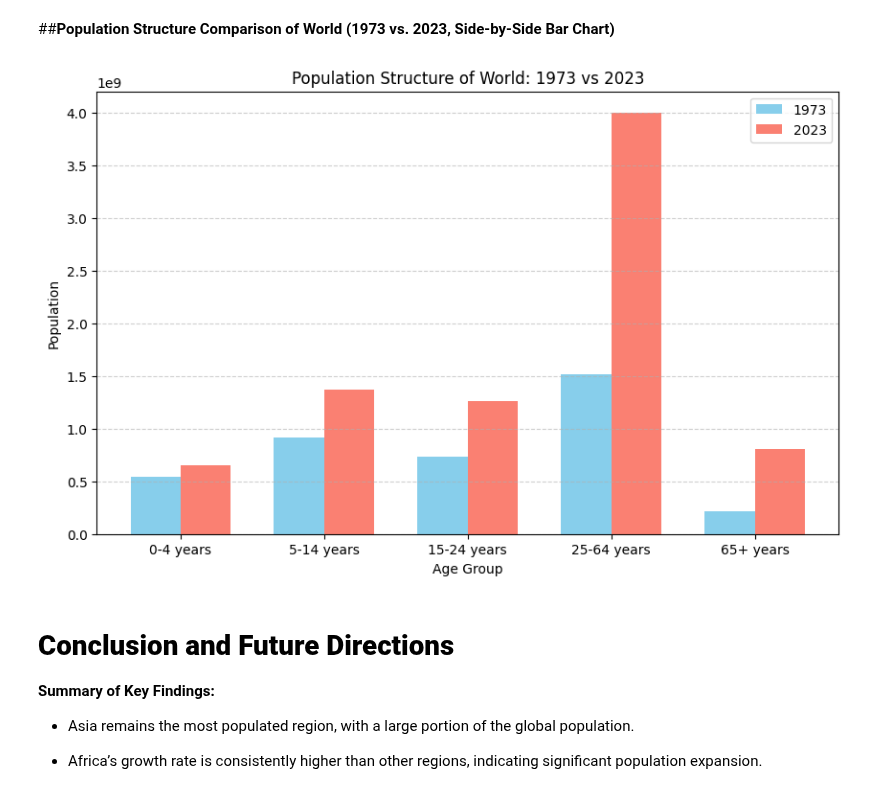
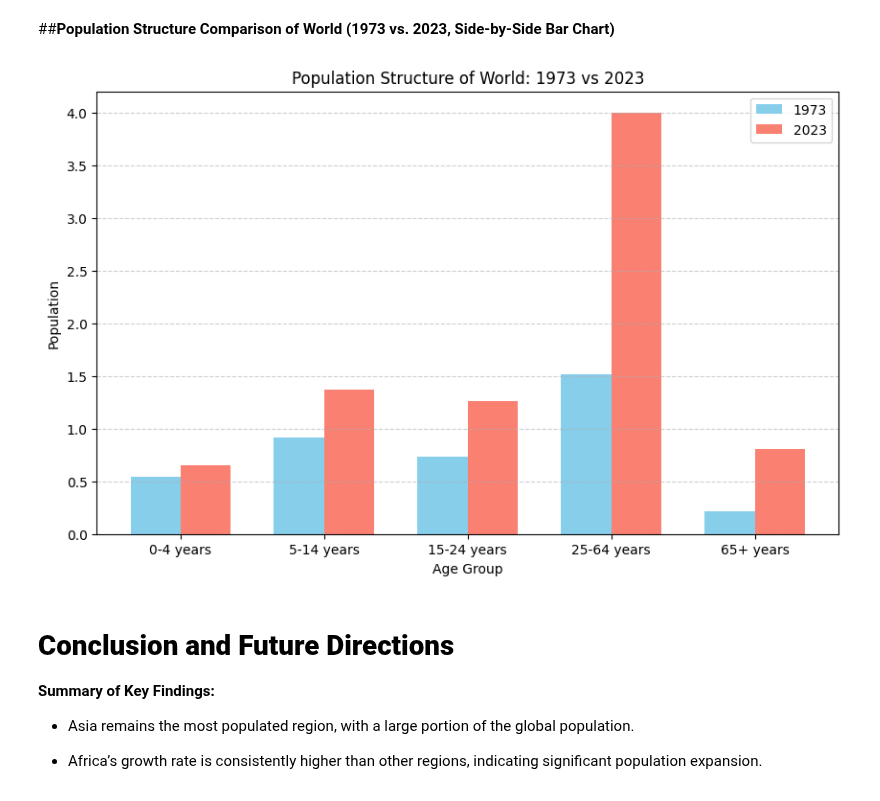
Before and after one commit to kamangirkhan/Data110, a Jupyter notebook: Project 1/Project_1.ipynb, the cells around one changed output. Drawn from its saved outputs; the diff is of its cells as text; code cells hidden in the pictures.

```diff
--- a/Project 1/Project_1.ipynb
+++ b/Project 1/Project_1.ipynb
@@ -201,29 +195,29 @@ See the caveats in the documentation: https://pandas.pydata.org/pandas-docs/stab
 # %%
 import pandas as pd
 import matplotlib.pyplot as plt
 import numpy as np
 
 age_groups = ['0-4 years', '5-14 years', '15-24 years', '25-64 years', '65+ years']
 
-age_data_1973 = pop[(pop['area'] == "World") & (pop['year'] == 1973)][age_groups].values.flatten()
-age_data_2023 = pop[(pop['area'] == "World") & (pop['year'] == 2023)][age_groups].values.flatten()
+age_data_1973 = pop[(pop['area'] == "World") & (pop['year'] == 1973)][age_groups].values.flatten() /1e9
+age_data_2023 = pop[(pop['area'] == "World") & (pop['year'] == 2023)][age_groups].values.flatten() /1e9
 
 x = np.arange(len(age_groups))
 width = 0.35
 
 plt.figure(figsize=(10, 6))
 plt.bar(x - width/2, age_data_1973, width, label='1973', color='skyblue')
 plt.bar(x + width/2, age_data_2023, width, label='2023', color='salmon')
 
 plt.xlabel("Age Group")
 plt.ylabel("Population")
 plt.title("Population Structure of World: 1973 vs 2023")
 plt.xticks(x, age_groups)
 plt.legend()
 plt.grid(axis='y', linestyle='--', alpha=0.6)
 plt.show()
 # %% [output]
-[figure, old version]
+[figure, new version]
 # %% [markdown]
 # **Conclusion and Future Directions**
 
```
Also changed, not shown: parts of 5 cells of this notebook.
